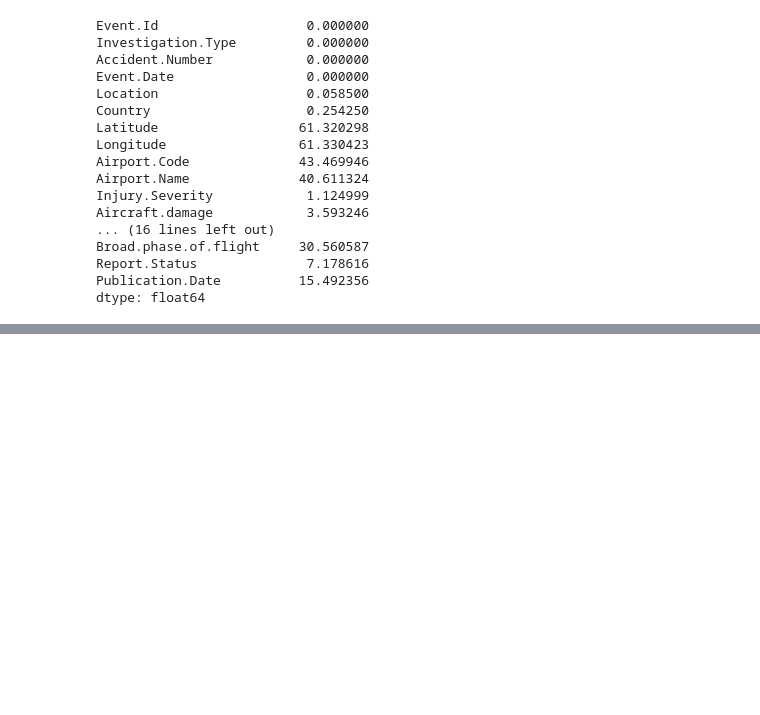
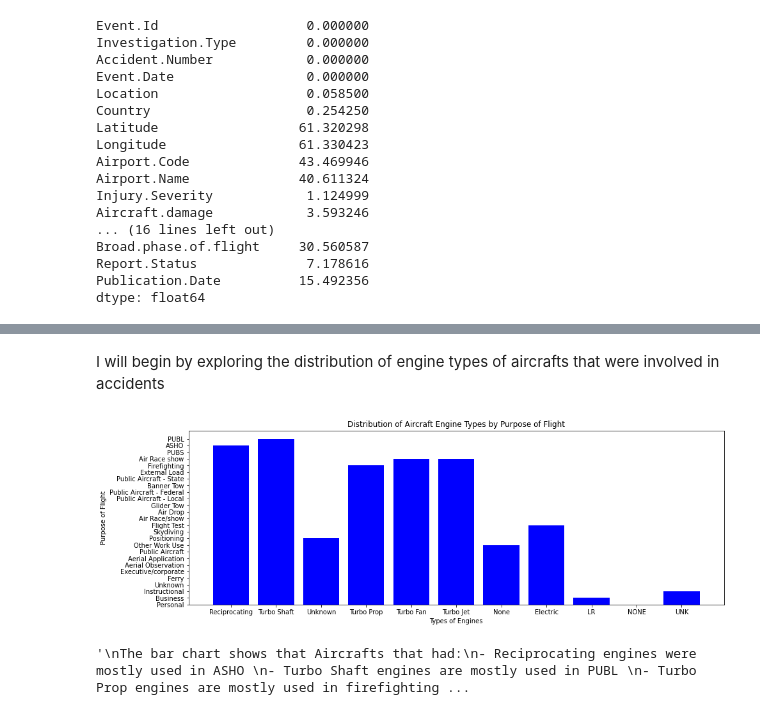
Before and after one commit to EngBrian/phase_1_project, a Jupyter notebook: index.ipynb, the cells around one changed output, grey strips where cells are left out. Saved outputs shown, nothing was run; the diff lists cells and outputs as text; code cells hidden in the pictures; blank space fills up the shorter version.

```diff
--- a/index.ipynb
+++ b/index.ipynb
@@ -208,7 +225,7 @@ Publication.Date          15.492356
 dtype: float64
 # %%
 # Drop columns with more than 50% missing values
-aviation_data = aviation_data.drop(columns = ['Latitude', 'Longitude', 'Aircraft.Category', 'FAR.Description', 'Schedule','Air.carrier' ])
+aviation_data = aviation_data.drop(columns = ['Latitude', 'Longitude', 'FAR.Description', 'Schedule','Air.carrier' ])
 aviation_data
 # %% [output]
 |  | Event.Id | Investigation.Type | Accident.Number | Event.Date | Location | Country | Airport.Code | ... |
@@ -247,6 +264,6 @@ aviation_data
 # %%
 # Replacing Missing Values with a Placeholder in columns with 10 % < missing values < 50 %
-aviation_data[['Airport.Code', 'Airport.Name', 'Publication.Date']] = aviation_data[['Airport.Code', 'Airport.Name', 'Publication.Date']].fillna('NaN')
+aviation_data.loc[:,['Airport.Code', 'Airport.Name', 'Publication.Date']] = aviation_data.loc[:,['Airport.Code', 'Airport.Name', 'Publication.Date']].fillna('NaN')
 aviation_data
 # %% [output]
 A value is trying to be set on a copy of a slice from a DataFrame.
@@ -269,0 +287,5 @@ See the caveats in the documentation: https://pandas.pydata.org/pandas-docs/stab
+# %%
+# Replace numerical columns with 50 % < missing values > 10 % with mean
+aviation_data.loc[:,['Number.of.Engines','Total.Fatal.Injuries','Total.Serious.Injuries','Total.Minor.Injuries']] = aviation_data.loc[:,
+    ['Number.of.Engines','Total.Fatal.Injuries','Total.Serious.Injuries','Total.Minor.Injuries']].fillna(aviation_data.loc[:,['Number.of.Engines','Total.Fatal.Injuries','Total.Serious.Injuries','Total.Minor.Injuries']].mean())
+aviation_data
@@ -269,0 +311,5 @@ See the caveats in the documentation: https://pandas.pydata.org/pandas-docs/stab
+# %%
+# Replace the missing values of the Broad.phase.of.flight column with the mode
+
+aviation_data.loc[:, ['Broad.phase.of.flight', 'Aircraft.Category']] = aviation_data[['Broad.phase.of.flight', 'Aircraft.Category']].apply(lambda col: col.fillna(col.mode().iloc[0]))
+aviation_data
@@ -269,0 +386,29 @@ See the caveats in the documentation: https://pandas.pydata.org/pandas-docs/stab
+# %% [markdown]
+I will begin by exploring the distribution of engine types of aircrafts that were involved in accidents
+# %%
+# Plot a bar graph of Types of Engines and Purpose of flight
+fig, ax = plt.subplots(figsize = (15,5))
+ax.bar(aviation_data['Engine.Type'], aviation_data['Purpose.of.flight'], color = 'blue')
+ax.set_title('Distribution of Aircraft Engine Types by Purpose of Flight')
+ax.set_xlabel('Types of Engines')
+ax.set_ylabel('Purpose of Flight')
+
+plt.show()
+# %% [output]
+[figure, added]
+# %%
+'''
+The bar chart shows that Aircrafts that had:
+- Reciprocating engines were mostly used in ASHO
+- Turbo Shaft engines are mostly used in PUBL
+- Turbo Prop engines are mostly used in firefighting
+- Turbo Fan engines are mostly used in Air Race Show
+- Electric engines are mostly used in Flight Test
+- LR engines are mostly used in Business
+- UNK engines are commonly used in Instructional
+
+For commercial purposes, the company needs to purchase aircrafts with LR engines
+
+'''
+# %% [output]
+'\nThe bar chart shows that Aircrafts that had:\n- Reciprocating engines were mostly used in ASHO \n- Turbo Shaft engines are mostly used in PUBL \n- Turbo Prop engines are mostly used in firefighting ...
```
Also changed, not shown: parts of 17 cells of this notebook.
